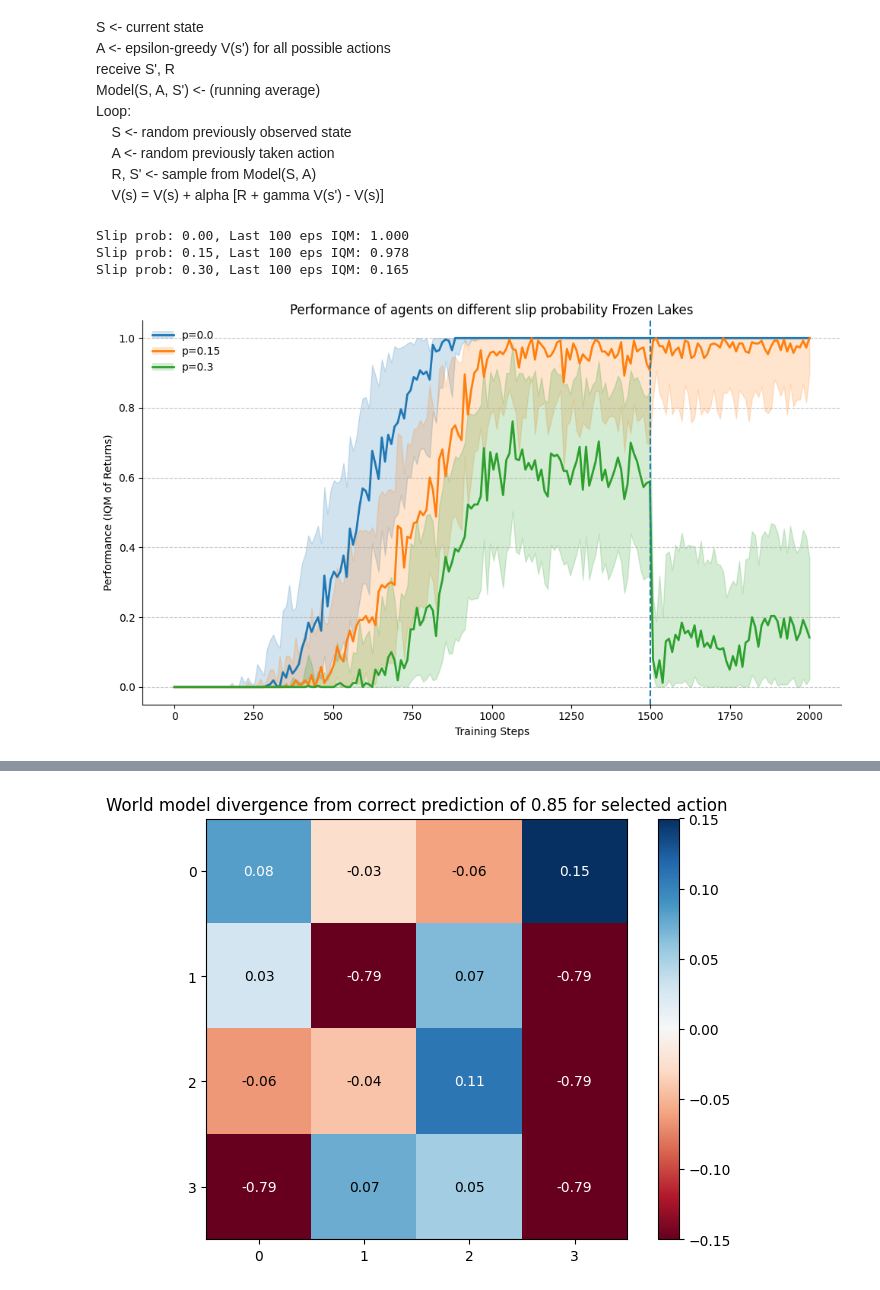
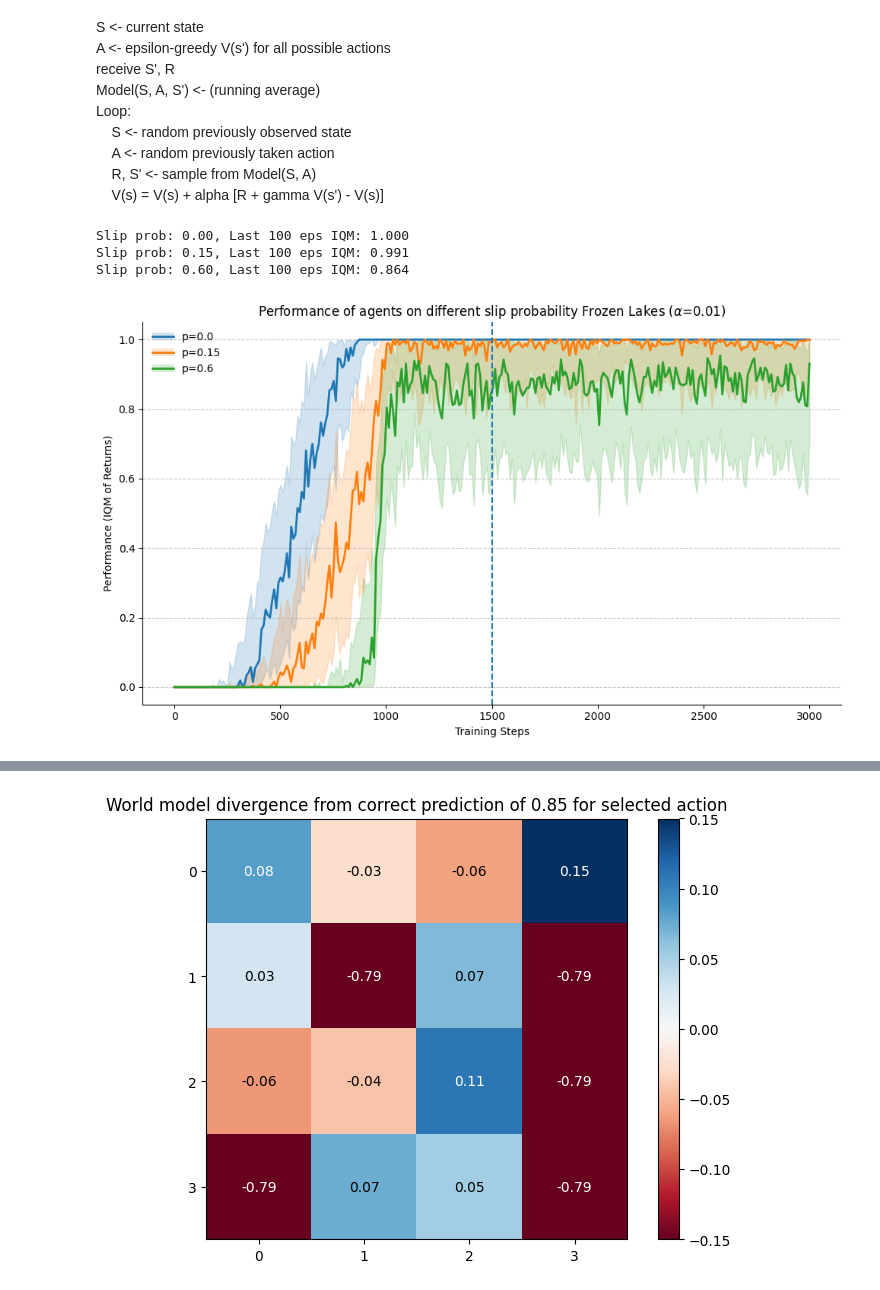
Before and after one commit to foty-hub/msc_thesis, a Jupyter notebook: notebooks/frozen_lake/frozen_lake_testing.ipynb, the cells around one changed output, grey strips where cells are left out. Cells and saved outputs as stored; diff of their text form; code cells hidden in the pictures.

```diff
--- a/notebooks/frozen_lake/frozen_lake_testing.ipynb
+++ b/notebooks/frozen_lake/frozen_lake_testing.ipynb
@@ -78,28 +88,49 @@ def train_agent(
 from joblib import Parallel, delayed
 from tqdm import tqdm
 
+
 # Define the function to be parallelized
-def run_single_experiment(slip_prob: float, seed: int, alpha: float = 0.2, start_cp: float = 1_500) -> tuple[DynaVAgent, list[float]]:
+def run_single_experiment(
+    slip_prob: float,
+    seed: int,
+    alpha: float = 0.2,
+    start_cp: int = 1_500,
+    max_episode_steps: int = 100,
+) -> tuple[DynaVAgent, list['Reward'], list[bool]]:
     # This function should contain the logic for one run
     # Note: It's often better to instantiate the agent and env inside
     # the worker process to avoid pickling issues.
-    agent, exp_returns = train_agent(slip_prob=slip_prob, rng=seed, alpha=alpha, start_cp=start_cp)
-    return agent, exp_returns
+    agent, exp_returns, falls = train_agent(
+        slip_prob=slip_prob,
+        rng=seed,
+        alpha=alpha,
+        start_cp=start_cp,
+        max_epsiode_steps=max_episode_steps,
+    )
+    return agent, exp_returns, falls
 
 
 # Main loop
 n_runs = 50
-SLIP_PROBS = [0.0, 0.15, 0.3]
+SLIP_PROBS = [0.0, 0.15, 0.6]
 all_returns = {sp: [] for sp in SLIP_PROBS}
 agents = {}
+falls = {sp: [] for sp in SLIP_PROBS}
 cp_start_episode = 1_500
-for slip_prob in tqdm(all_returns):
-    # print(f"Running experiments for slip_prob={slip_prob}...")
-    tasks = (delayed(run_single_experiment)(slip_prob, run, alpha=0.2, start_cp=cp_start_episode) for run in range(n_runs))
+alpha = 0.01
+for slip_prob in (pbar := tqdm(all_returns)):
+    pbar.set_description(f"Running Experiment: p={slip_prob}")
+    tasks = (
+        delayed(run_single_experiment)(
+            slip_prob, run, alpha=alpha, start_cp=cp_start_episode, max_episode_steps=500
+        )
+        for run in range(n_runs)
+    )
 
     # Wrap the Parallel object, which is a generator of results
     results = Parallel(n_jobs=-1)(tasks)
     all_returns[slip_prob] = [res[1] for res in results]
+    falls[slip_prob] = [res[2] for res in results]
 
     # save an agent from each run to play around with
     agents[slip_prob] = results[0][0]
@@ -110,42 +141,48 @@ fig, ax = plt.subplots(figsize=(10, 6))
 legend_handles = []
 legend_labels = []
 metrics = {}
+cp_returns_hist = {}
+no_cp_returns_hist = {}
 
 for ix, slip_prob in enumerate(SLIP_PROBS):
     exp_returns = np.array(all_returns[slip_prob])
     stats = get_robust_perf_stats(exp_returns, n_bootstrap_samples=2000, pbar=True)
     handle, label = plot_robust_perf_curve(
         ax, stats, label=f"p={slip_prob}", color=f"C{ix}", smooth=10
     )
     legend_handles.append(handle)
     legend_labels.append(label)
 
     metrics[slip_prob] = stats['iqm'][-100:].mean()
+    cp_returns_hist[slip_prob] = exp_returns[:, -100:].mean(1)
+    no_cp_returns_hist[slip_prob] = exp_returns[:, 1_400:1_500].mean(1)
+
+
 
 for slip_prob, asym_return in metrics.items():
     print(f'Slip prob: {slip_prob:.2f}, Last 100 eps IQM: {asym_return:0.3f}')
 
 
 despine(ax)
-ax.set_title("Performance of agents on different slip probability Frozen Lakes")
+ax.set_title(fr"Performance of agents on different slip probability Frozen Lakes ($\alpha$={alpha})")
 ax.set_xlabel("Training Steps")
 ax.set_ylabel("Performance (IQM of Returns)")
 ax.legend(
     legend_handles,
     legend_labels,
     handler_map={tuple: HandlerTuple(ndivide=1, pad=0)},
     frameon=False,
     loc="best",
 )
 ax.grid(axis="y", linestyle="--", alpha=0.7)
 plt.axvline(x=cp_start_episode, linestyle='--')
 plt.tight_layout()
 plt.show()
 # %% [output]
 Slip prob: 0.00, Last 100 eps IQM: 1.000
-Slip prob: 0.15, Last 100 eps IQM: 0.978
-Slip prob: 0.30, Last 100 eps IQM: 0.165
+Slip prob: 0.15, Last 100 eps IQM: 0.991
+Slip prob: 0.60, Last 100 eps IQM: 0.864
-[figure, old version]
+[figure, new version]
 # %%
 agent = agents[0.15]
 # plot_grid(agent.V)
```
Also changed, not shown: parts of 7 cells of this notebook, 5 other files.
